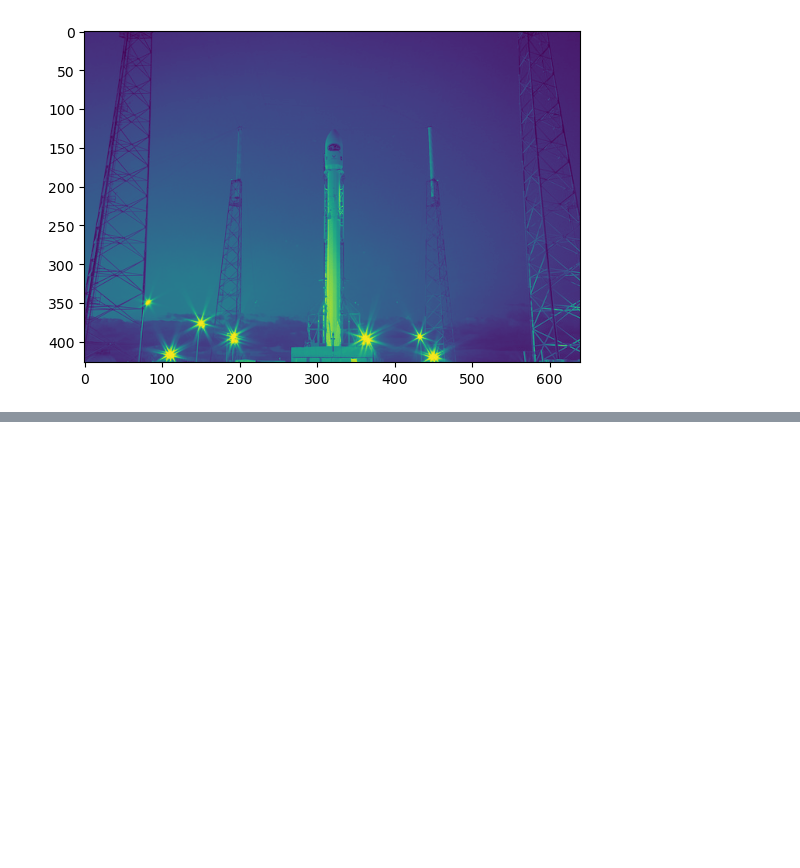
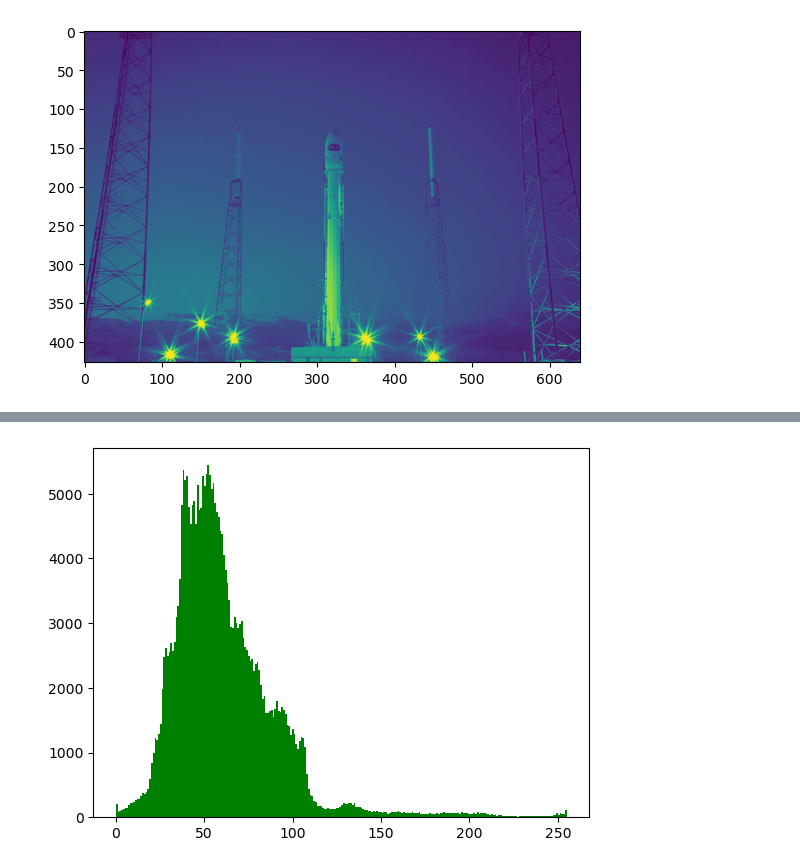
Before and after one commit to Ramseths/scikit-image-preprocessing, a Jupyter notebook: histograms.ipynb, the cells around one changed output, grey strips where cells are left out. Drawn from its saved outputs; the diff is of its cells as text; code cells hidden in the pictures; blank space fills up the shorter version.

```diff
--- a/histograms.ipynb
+++ b/histograms.ipynb
@@ -22,0 +31,6 @@ plt.imshow(my_image_grayscale)
+# %%
+green = my_image[:,:,1]
+plt.hist(green.ravel(), bins=256, color='green')
+plt.show()
+# %% [output]
+[figure, added]
```
Also changed, not shown: parts of 3 cells of this notebook.
